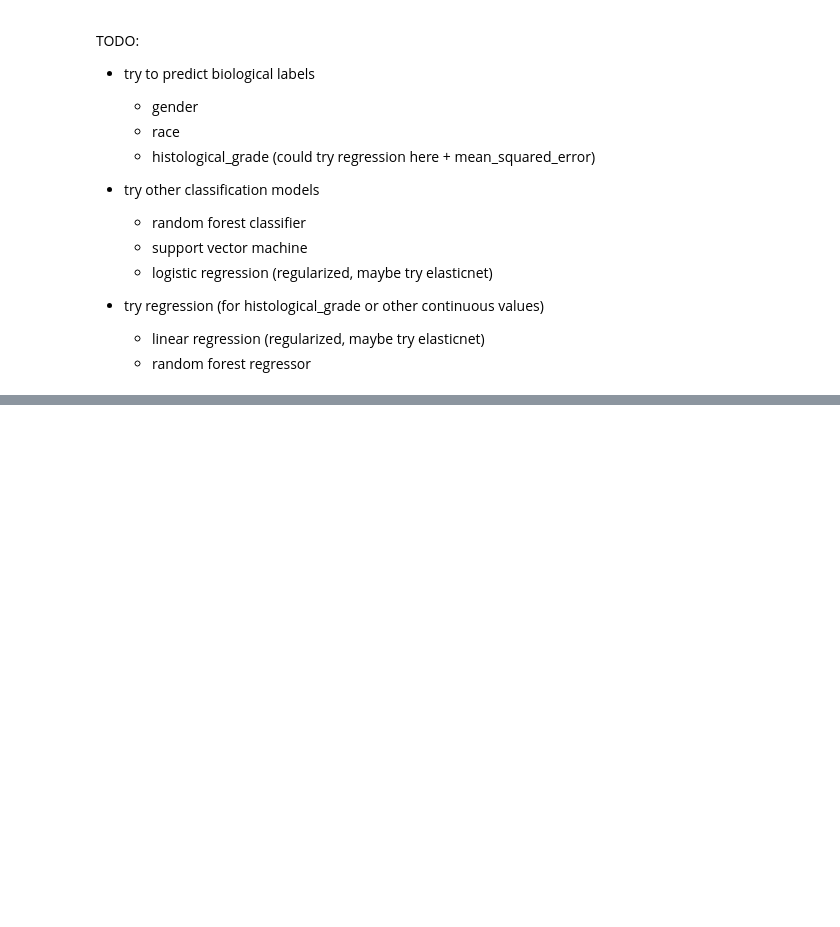
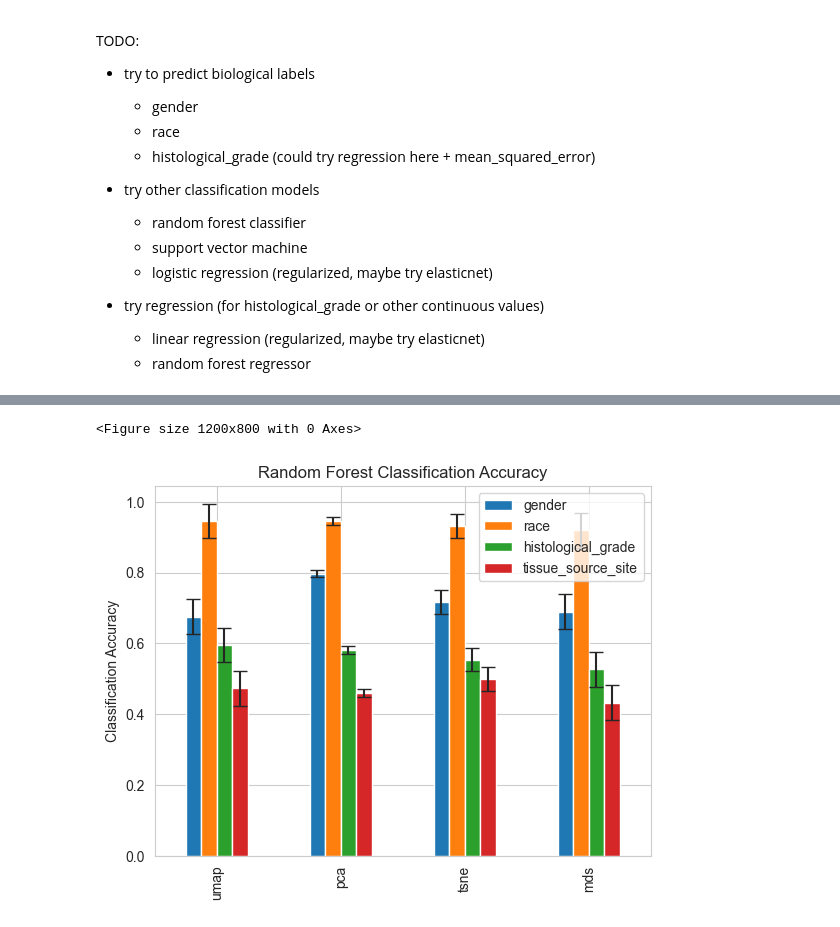
Before and after one commit to mikecuoco/ece204_project1, a Jupyter notebook: classification.ipynb, the cells around one changed output, grey strips where cells are left out. Drawn from its saved outputs; the diff is of its cells as text; code cells hidden in the pictures; blank space fills up the shorter version.

```diff
--- a/classification.ipynb
+++ b/classification.ipynb
@@ -84,0 +211,45 @@ Test accuracy:  0.43243243243243246
+# %%
+# define embedding methods and labels
+embeddings = ["umap", "pca", "tsne", "mds"]
+labels = ["gender", "race", "histological_grade", "tissue_source_site"]
+
+# define a function to get the classification accuracy for each embedding and label
+def get_classification_accuracy(embedding, label):
+    # split data into train and test
+    X_train, X_test, y_train, y_test = train_test_split(embedding, adata.obs[label], test_size=0.2, random_state=0, stratify=adata.obs["tissue_source_site"])
+
+    # fit the model
+    clf = RandomForestClassifier(oob_score=True).fit(X_train, y_train)
+
+    # predict on test data
+    y_pred = clf.predict(X_test)
+    score = accuracy_score(y_test, y_pred)
+
+    return score
+
+# initialize empty arrays to store classification accuracy for each embedding and label
+accuracy_array = np.zeros((4,4))
+
+# loop through embeddings and labels to get classification accuracy
+for i, embedding in enumerate(embeddings):
+    for j, label in enumerate(labels):
+        accuracy_array[i,j] = get_classification_accuracy(adata.obsm[embedding], label)
+
+# create a DataFrame from the accuracy_array
+df = pd.DataFrame(accuracy_array, columns=labels, index=embeddings)
+
+# define the figure size and style
+plt.figure(figsize=(12, 8))
+sns.set_style("whitegrid")
+
+# create a grouped bar chart
+df.plot(kind='bar', yerr=std_accuracy, capsize=5)
+
+# set the axis labels and title
+plt.ylabel('Classification Accuracy')
+plt.title('Random Forest Classification Accuracy')
+
+plt.show()
+# %% [output]
+<Figure size 1200x800 with 0 Axes>
+[figure, added]
```
Also changed, not shown: parts of 14 cells of this notebook.
